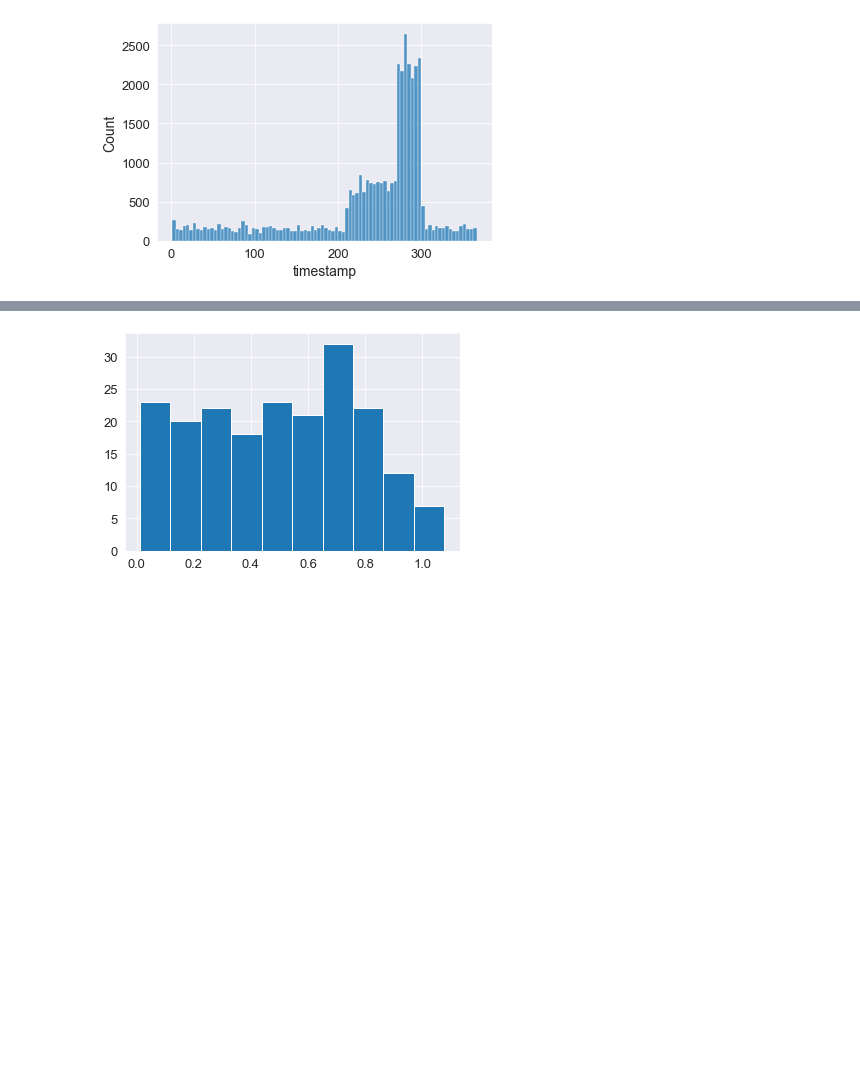
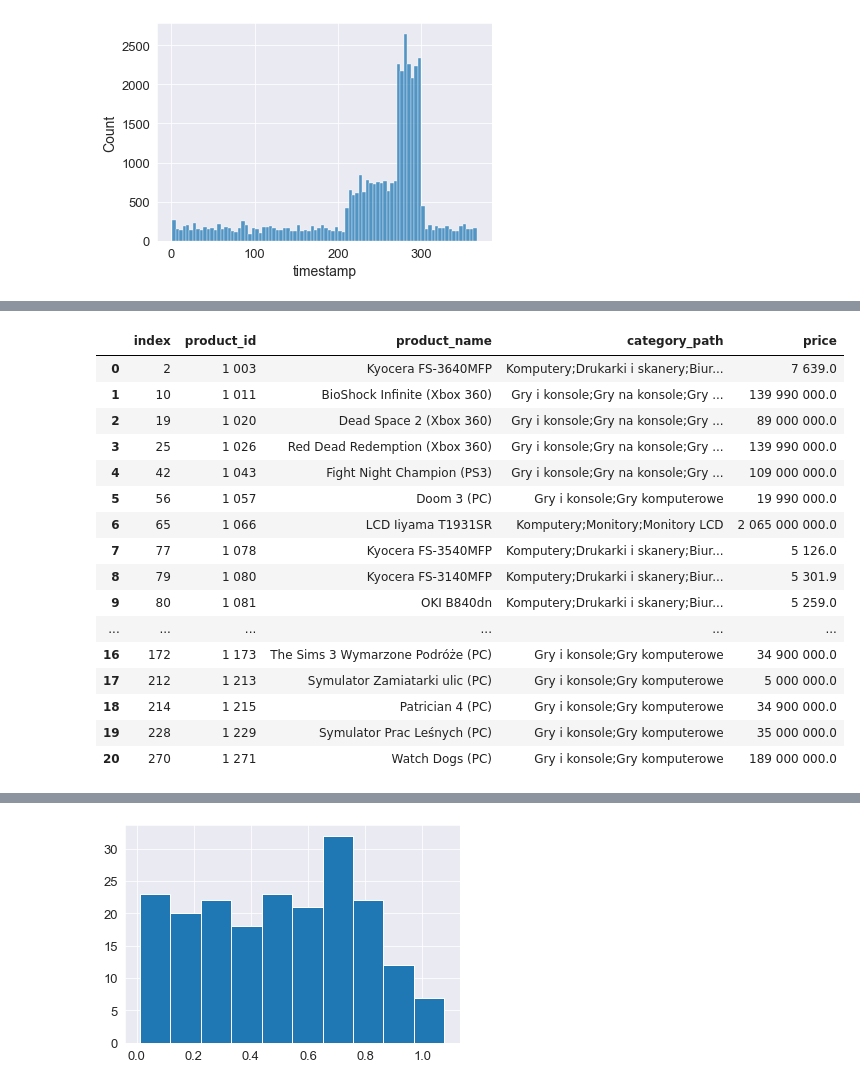
Before and after one commit to hpiotr6/Customers-Clustering, a Jupyter notebook: notebooks/preprocs.ipynb, the cells around one changed output, grey strips where cells are left out. Drawn from its saved outputs; the diff is of its cells as text; code cells hidden in the pictures; blank space fills up the shorter version.

```diff
--- a/notebooks/preprocs.ipynb
+++ b/notebooks/preprocs.ipynb
@@ -92,0 +106,20 @@ plt.rc("font", size=10)
+# %%
+prod_df[prod_df.price.ge(5000)].reset_index().style.format(precision=1, thousands=" ")
+# %% [output]
+|  | index | product_id | product_name | category_path | price |
+| 0 | 2 | 1 003 | Kyocera FS-3640MFP | Komputery;Drukarki i skanery;Biur... | 7 639.0 |
+| 1 | 10 | 1 011 | BioShock Infinite (Xbox 360) | Gry i konsole;Gry na konsole;Gry ... | 139 990 000.0 |
+| 2 | 19 | 1 020 | Dead Space 2 (Xbox 360) | Gry i konsole;Gry na konsole;Gry ... | 89 000 000.0 |
+| 3 | 25 | 1 026 | Red Dead Redemption (Xbox 360) | Gry i konsole;Gry na konsole;Gry ... | 139 990 000.0 |
+| 4 | 42 | 1 043 | Fight Night Champion (PS3) | Gry i konsole;Gry na konsole;Gry ... | 109 000 000.0 |
+| 5 | 56 | 1 057 | Doom 3 (PC) | Gry i konsole;Gry komputerowe | 19 990 000.0 |
+| 6 | 65 | 1 066 | LCD Iiyama T1931SR | Komputery;Monitory;Monitory LCD | 2 065 000 000.0 |
+| 7 | 77 | 1 078 | Kyocera FS-3540MFP | Komputery;Drukarki i skanery;Biur... | 5 126.0 |
+| 8 | 79 | 1 080 | Kyocera FS-3140MFP | Komputery;Drukarki i skanery;Biur... | 5 301.9 |
+| 9 | 80 | 1 081 | OKI B840dn | Komputery;Drukarki i skanery;Biur... | 5 259.0 |
+| ... | ... | ... | ... | ... | ... |
+| 16 | 172 | 1 173 | The Sims 3 Wymarzone Podróże (PC) | Gry i konsole;Gry komputerowe | 34 900 000.0 |
+| 17 | 212 | 1 213 | Symulator Zamiatarki ulic (PC) | Gry i konsole;Gry komputerowe | 5 000 000.0 |
+| 18 | 214 | 1 215 | Patrician 4 (PC) | Gry i konsole;Gry komputerowe | 34 900 000.0 |
+| 19 | 228 | 1 229 | Symulator Prac Leśnych (PC) | Gry i konsole;Gry komputerowe | 35 000 000.0 |
+| 20 | 270 | 1 271 | Watch Dogs (PC) | Gry i konsole;Gry komputerowe | 189 000 000.0 |
```
Also changed, not shown: parts of 7 cells of this notebook.
